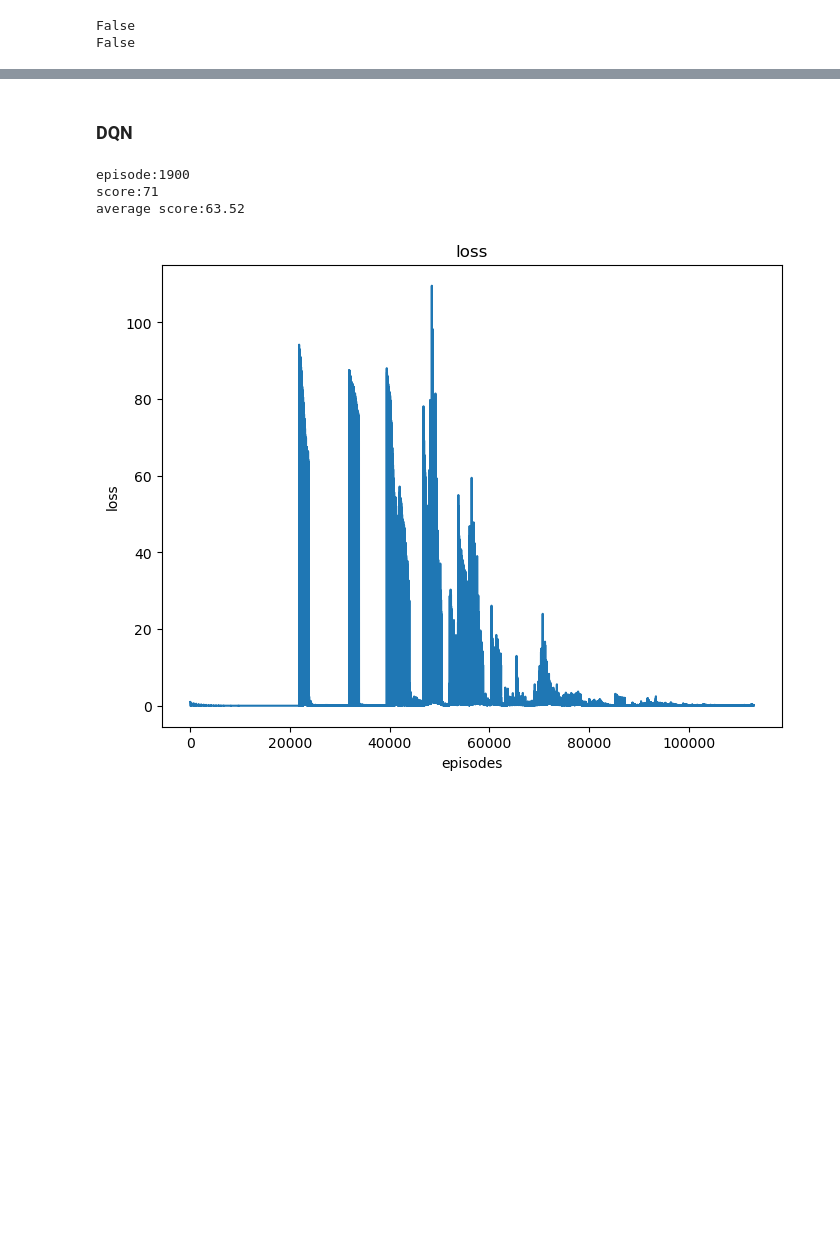
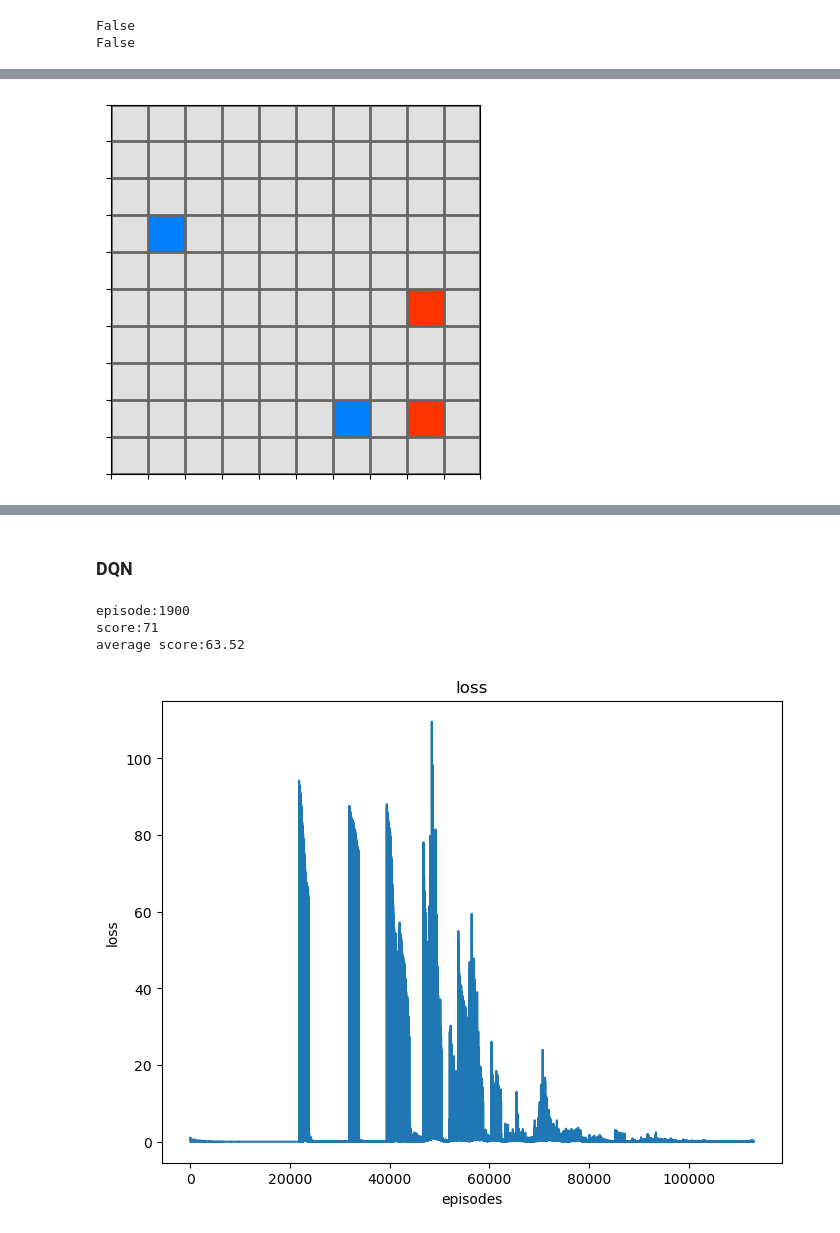
Before and after one commit to g-nightingale/marl-ctf-development, a Jupyter notebook: mvp_environment/mvp_env.ipynb, the cells around one changed output, grey strips where cells are left out. Saved outputs shown, nothing was run; the diff lists cells and outputs as text; code cells hidden in the pictures; blank space fills up the shorter version.

```diff
--- a/mvp_environment/mvp_env.ipynb
+++ b/mvp_environment/mvp_env.ipynb
@@ -28,3 +28,9 @@ env.render()
+# %%
+for i in range(100):
+    env.step()
+env.render()
+# %% [output]
+[figure, added]
 # %%
 # Play the gridworld
 env.play()
```
Also changed, not shown: parts of 4 cells of this notebook, 2 other files.
